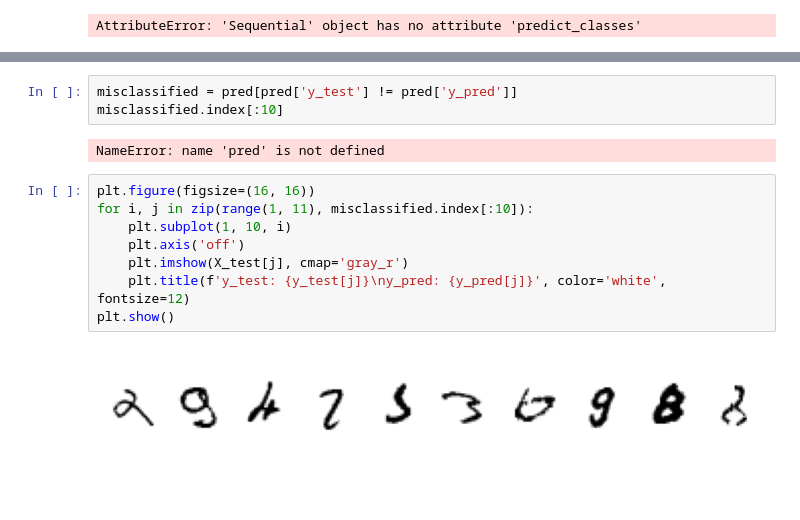
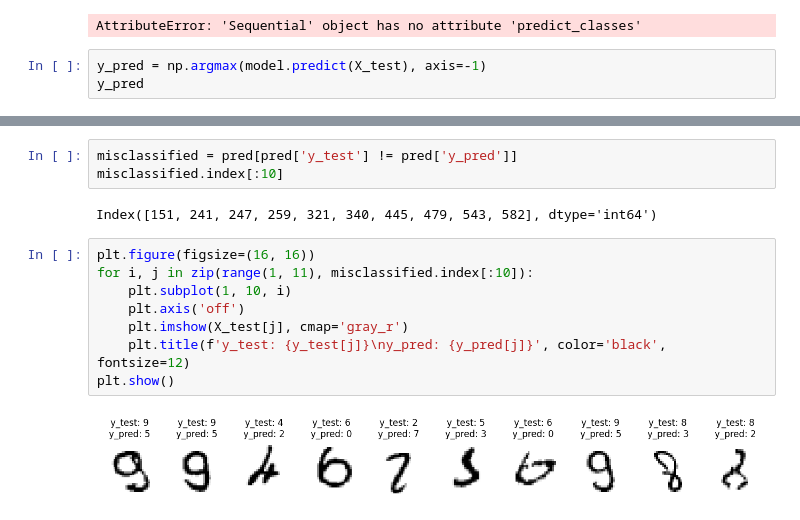
Before and after one commit to kurek0010/data-science-bootcamp, a Jupyter notebook: 07_uczenie_glebokie/01_pierwsza_siec.ipynb, the cells around one changed output, grey strips where cells are left out. Saved outputs shown, nothing was run; the diff lists cells and outputs as text; blank space fills up the shorter version.

```diff
--- a/07_uczenie_glebokie/01_pierwsza_siec.ipynb
+++ b/07_uczenie_glebokie/01_pierwsza_siec.ipynb
@@ -225,3 +225,6 @@ y_pred = model.predict_classes(X_test)
 y_pred
 # %% [output]
 AttributeError: 'Sequential' object has no attribute 'predict_classes'
+# %%
+y_pred = np.argmax(model.predict(X_test), axis=-1)
+y_pred
@@ -234,14 +250,14 @@ NameError: name 'y_pred' is not defined
 misclassified = pred[pred['y_test'] != pred['y_pred']]
 misclassified.index[:10]
 # %% [output]
-NameError: name 'pred' is not defined
+Index([151, 241, 247, 259, 321, 340, 445, 479, 543, 582], dtype='int64')
 # %%
 plt.figure(figsize=(16, 16))
 for i, j in zip(range(1, 11), misclassified.index[:10]):
     plt.subplot(1, 10, i)
     plt.axis('off')
     plt.imshow(X_test[j], cmap='gray_r')
-    plt.title(f'y_test: {y_test[j]}\ny_pred: {y_pred[j]}', color='white', fontsize=12)
+    plt.title(f'y_test: {y_test[j]}\ny_pred: {y_pred[j]}', color='black', fontsize=12)
 plt.show()
 # %% [output]
-[figure, old version]
+[figure, new version]
```
Also changed, not shown: parts of 12 cells of this notebook.
